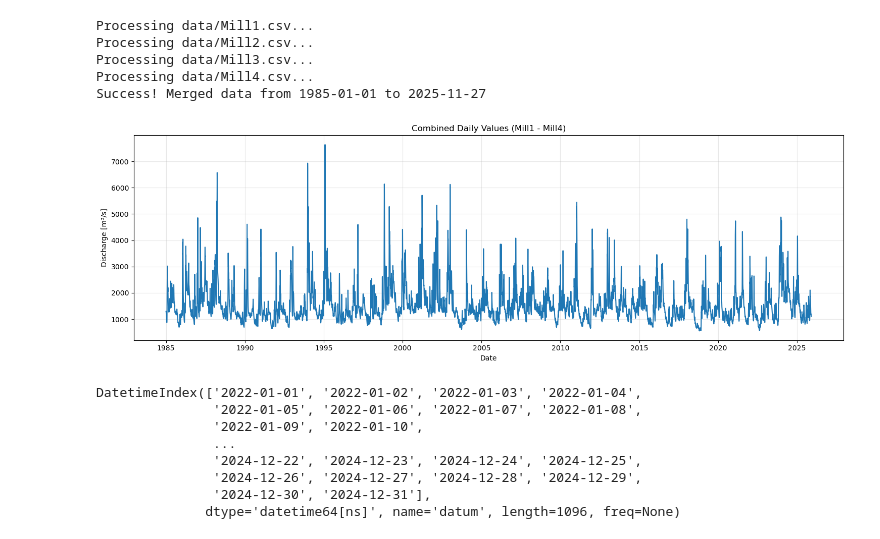
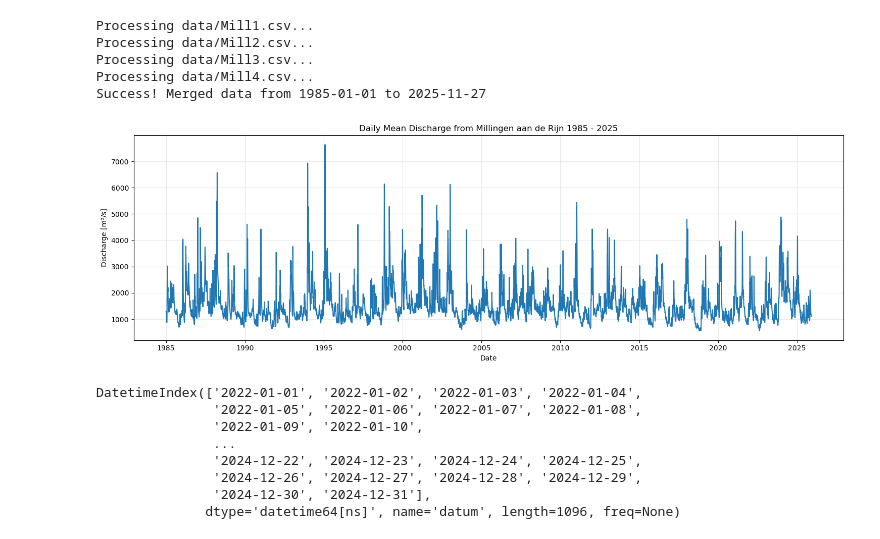
Before and after one commit to Loe-SS/MORE, a Jupyter notebook: discharge_data_analysis.ipynb, the cells around one changed output. Saved outputs shown, nothing was run; the diff lists cells and outputs as text; code cells hidden in the pictures.

Commit message:
Changed title plot

```diff
--- a/discharge_data_analysis.ipynb
+++ b/discharge_data_analysis.ipynb
@@ -35,35 +35,35 @@ for file_name in files:
         data_frames.append(daily_part)
     else:
         print(f"Warning: {file_name} could not be found.")
 
 # 2. Merge (concatenate) them into one single Series/DataFrame
 if data_frames:
     # Concatenate all parts and sort by date to ensure they are in order
     combined_daily = pd.concat(data_frames).sort_index()
 
     # Optional: If there are overlapping dates between files, group by date again to average them
     # combined_daily = combined_daily.groupby(combined_daily.index).mean()
 
     print(f"Success! Merged data from {combined_daily.index.min().date()} to {combined_daily.index.max().date()}")
 
     # 3. Plot the combined result
     plt.figure(figsize=(15, 5))
     plt.plot(combined_daily.index, combined_daily.values)
     plt.xlabel("Date")
     plt.ylabel("Discharge [m³/s]")
-    plt.title("Combined Daily Values (Mill1 - Mill4)")
+    plt.title("Daily Mean Discharge from Millingen aan de Rijn 1985 - 2025")
     plt.grid(True, alpha=0.3)
     plt.tight_layout()
     plt.show()
 else:
     print("No data was loaded.")
 # %% [output]
 Processing data/Mill1.csv...
 Processing data/Mill2.csv...
 Processing data/Mill3.csv...
 Processing data/Mill4.csv...
 Success! Merged data from 1985-01-01 to 2025-11-27
-[figure, old version]
+[figure, new version]
 # %%
 filename = 'data/nijmegen_haven_2022-2024.csv'
 df = pd.read_csv(filename, sep=';', encoding="latin1")
```
